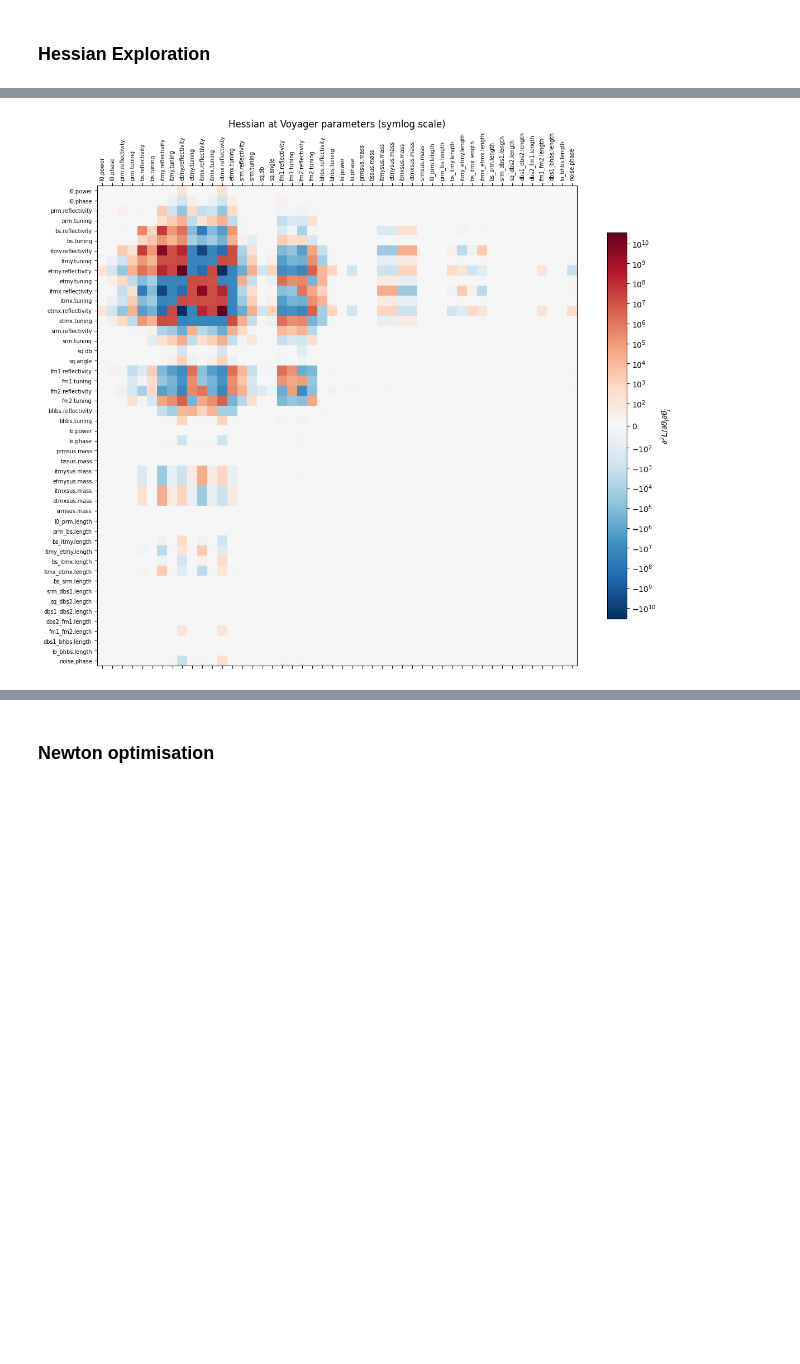
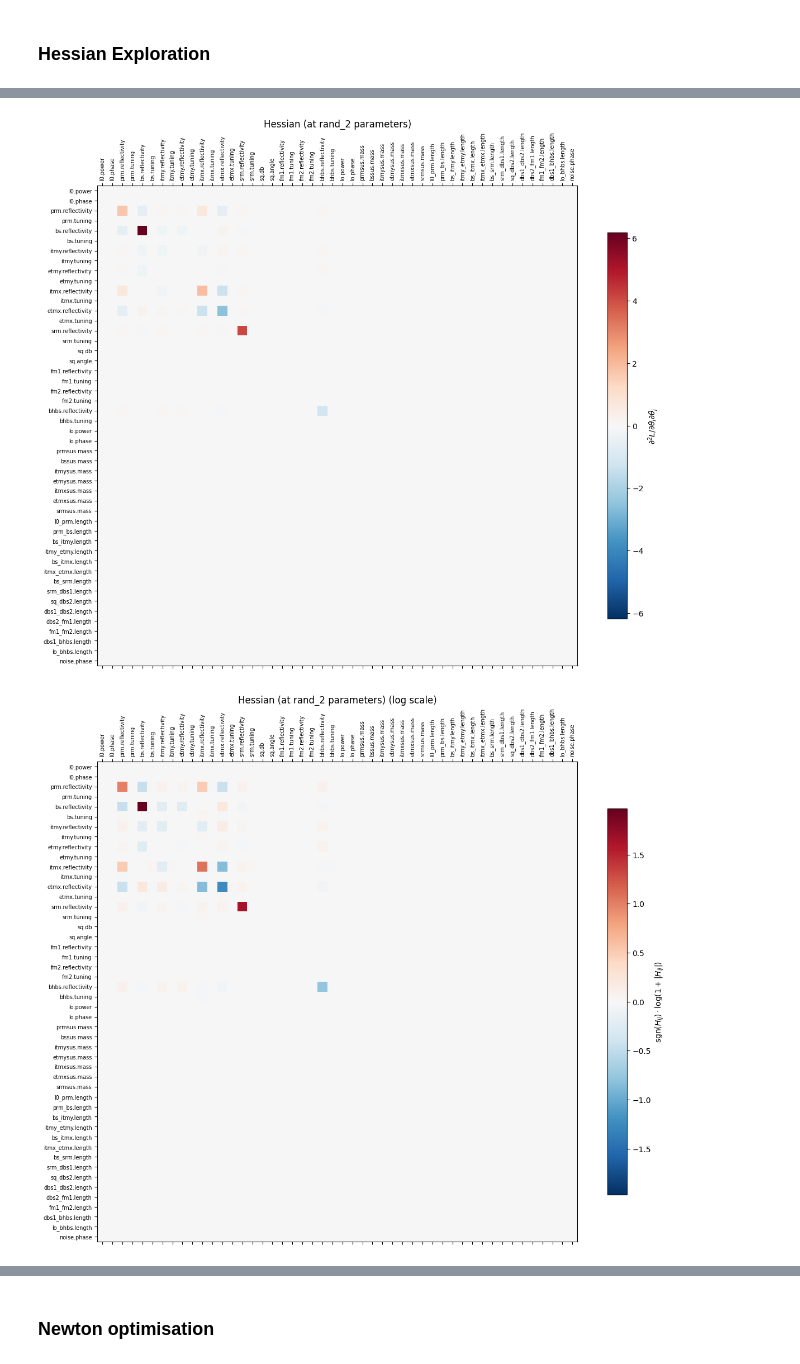
Before and after one commit to artificial-scientist-lab/Differometor-Benchmark, a Jupyter notebook: hessian_investigation/hessian_investigation.ipynb, the cells around one changed output, grey strips where cells are left out. Cells and saved outputs as stored; diff of their text form; code cells hidden in the pictures; blank space fills up the shorter version.

Commit message:
Update plotting and add random point plots

```diff
--- a/hessian_investigation/hessian_investigation.ipynb
+++ b/hessian_investigation/hessian_investigation.ipynb
@@ -115,7 +116,7 @@ Grad (first 5):   [-0.00139114  0.00165207 -0.01195981 -0.06430357 -0.73981146]
 # 1D sweep along each parameter axis from the Voyager point
 # For each parameter, evaluate loss at small perturbations while holding others fixed
 obj_fn = vp.objective_function
-n_params = len(bounded_params)
+n_params = len(voyager_params)
 n_steps = 50  # points per side (total 2*n_steps + 1 per parameter)
 
 # Sweep a small fraction of each parameter's range
@@ -125,7 +126,7 @@ results = {}
 for idx in range(n_params):
     name = vp.optimization_pairs[idx]
     param_range = vp.bounds[1, idx] - vp.bounds[0, idx]
-    center = bounded_params[idx]
+    center = voyager_params[idx]
     delta = sweep_fraction * param_range
 
     # Sweep points, clipped to bounds
@@ -134,7 +135,7 @@ for idx in range(n_params):
 
     losses = []
     for val in values:
-        test_params = bounded_params.at[idx].set(val)
+        test_params = voyager_params.at[idx].set(val)
         l = obj_fn(test_params)
         losses.append(float(l))
 
@@ -257,5 +258,3 @@ plt.show()
 obj_fn = vp.objective_function
 obj_grad = jax.jit(jax.grad(obj_fn))
 obj_hessian = jax.jit(jax.hessian(obj_fn))
-# %%
-hess = obj_hessian(bounded_params)
@@ -288,0 +377,8 @@ plt.show()
+# %%
+lower, upper = vp.bounds[0], vp.bounds[1]
+rand_points = lower + (upper - lower) * jr.uniform(jr.PRNGKey(42), (3, 48))
+# %%
+voyager_hess = obj_hessian(voyager_params).block_until_ready()
+rand_zero_hess = obj_hessian(rand_points[0]).block_until_ready()
+rand_one_hess = obj_hessian(rand_points[1]).block_until_ready()
+rand_two_hess = obj_hessian(rand_points[2]).block_until_ready()
@@ -289,27 +395,8 @@ plt.show()
 # %%
-from matplotlib.colors import SymLogNorm
-
 labels = [f"{c}.{p}" for c, p in vp.optimization_pairs]
-vmax = max(abs(hess.min()), abs(hess.max()))
-fig, ax = plt.subplots(figsize=(12, 10))
-im = ax.matshow(
-    hess,
-    cmap="RdBu_r",
-    norm=SymLogNorm(linthresh=1e2, vmin=-vmax, vmax=vmax),
+D, U = plot_hessian(
+    rand_two_hess, labels, name="rand_2", title_suffix="at rand_2 parameters"
 )
-fig.colorbar(
-    im,
-    ax=ax,
-    shrink=0.8,
-    label="$\\partial^2 L / \\partial \\theta_i \\partial \\theta_j$",
-)
-ax.set_xticks(range(len(labels)))
-ax.set_xticklabels(labels, rotation=90, fontsize=7)
-ax.set_yticks(range(len(labels)))
-ax.set_yticklabels(labels, fontsize=7)
-ax.set_title("Hessian at Voyager parameters (symlog scale)")
-plt.tight_layout()
-plt.savefig("hessian_symlog.pdf", dpi=300)
-plt.show()
 # %% [output]
-[figure, old version]
+[figure, new version]
+[figure, added]
```
Also changed, not shown: parts of 14 cells of this notebook, 12 other files.
